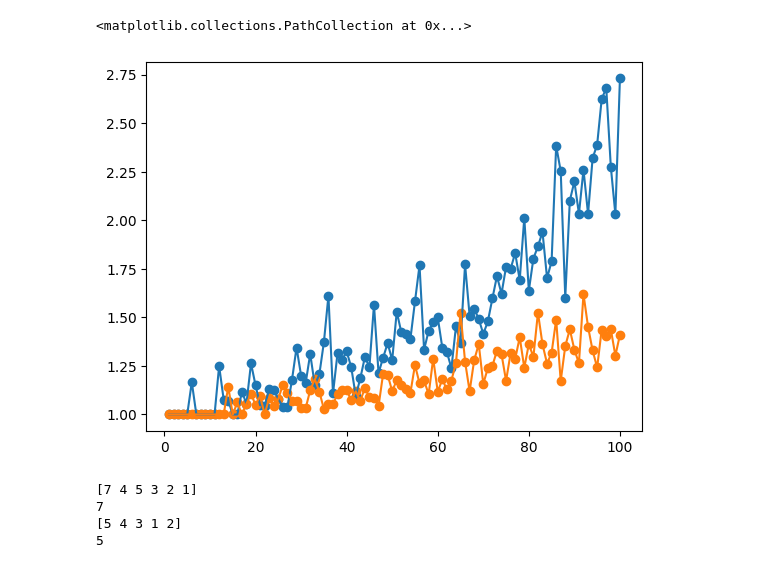
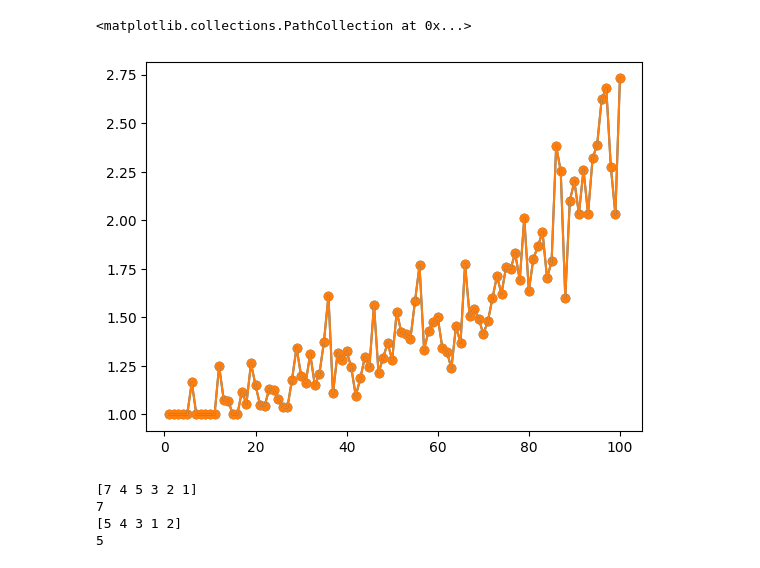
Before and after one commit to daviloncio/2o-cuatri, a Jupyter notebook: aalg hash.ipynb, the cells around one changed output. Cells and saved outputs as stored; diff of their text form; code cells hidden in the pictures.

```diff
--- a/aalg hash.ipynb
+++ b/aalg hash.ipynb
@@ -79,36 +79,36 @@ def linear_hash_search_average(num_nias, size_, fail=True)-> float:
             h = tabla[i]
             a = linear_hash_search_count(h,hash)
             average += a[2]
         return average/num_nias
 
     elif fail == False:
 
         for i in range(num_nias):
             h = tabla[i+num_nias]
             a = linear_hash_search_count(h,hash)
             average += a[2]
         return average/num_nias
 
 sondeos1 = []
 eje_x1=[]
 for i in range(1,101):
     sondeos1.append((linear_hash_search_average(i,200,False)))
     eje_x1.append(i)
 
 plt.plot(eje_x1,sondeos1)
 plt.scatter(eje_x1,sondeos1)
-
+"""
 sondeos1 = []
 eje_x1=[]
 for i in range(1,101):
     sondeos1.append((linear_hash_search_average(i,200,True)))
     eje_x1.append(i)
-
+"""
 plt.plot(eje_x1,sondeos1)
 plt.scatter(eje_x1,sondeos1)
 # %% [output]
 <matplotlib.collections.PathCollection at 0x...>
-[figure, old version]
+[figure, new version]
 # %%
 
 def max_heapify(h: np.ndarray, i: int):
```
Also changed, not shown: parts of 4 cells of this notebook.
